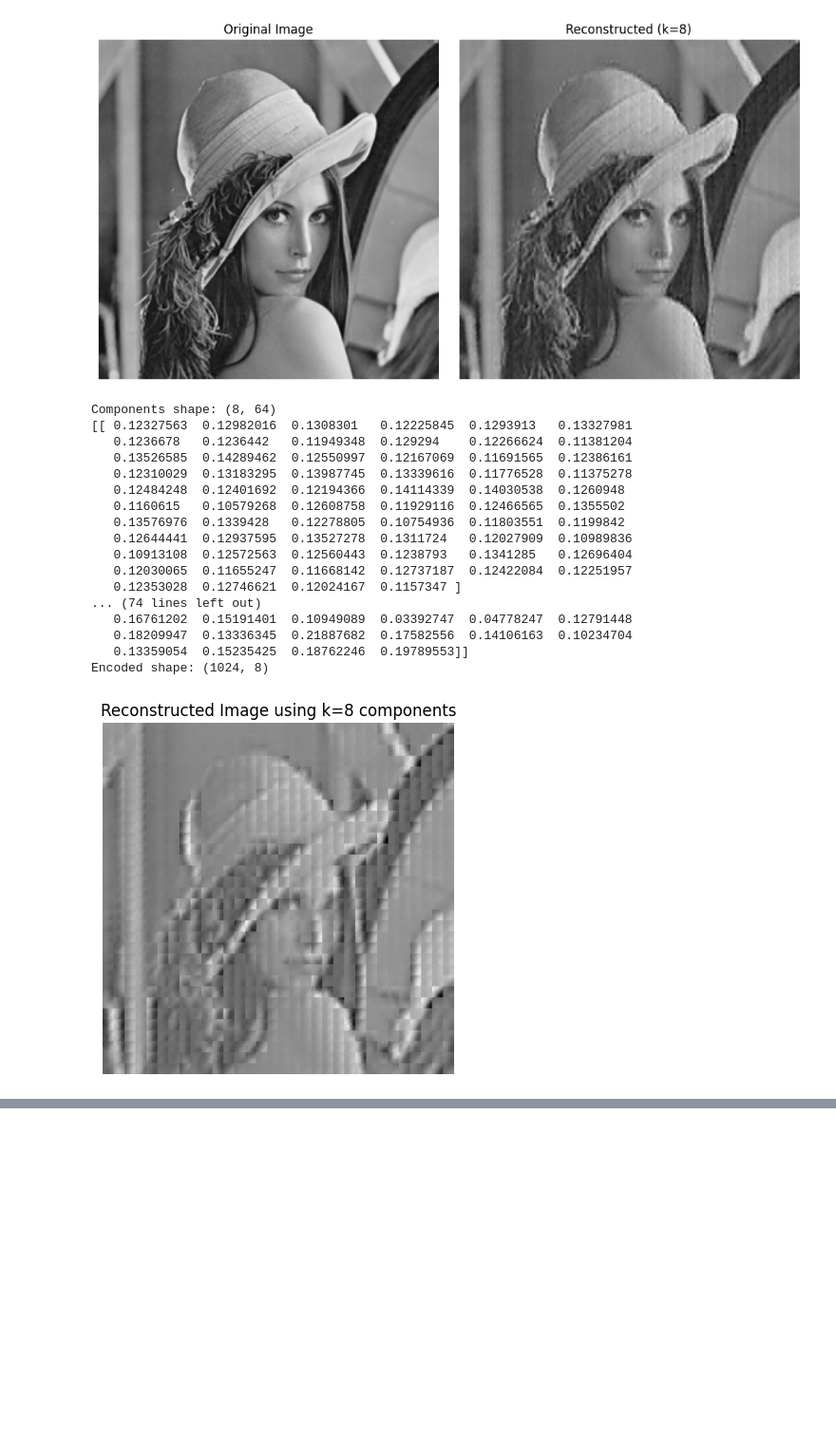
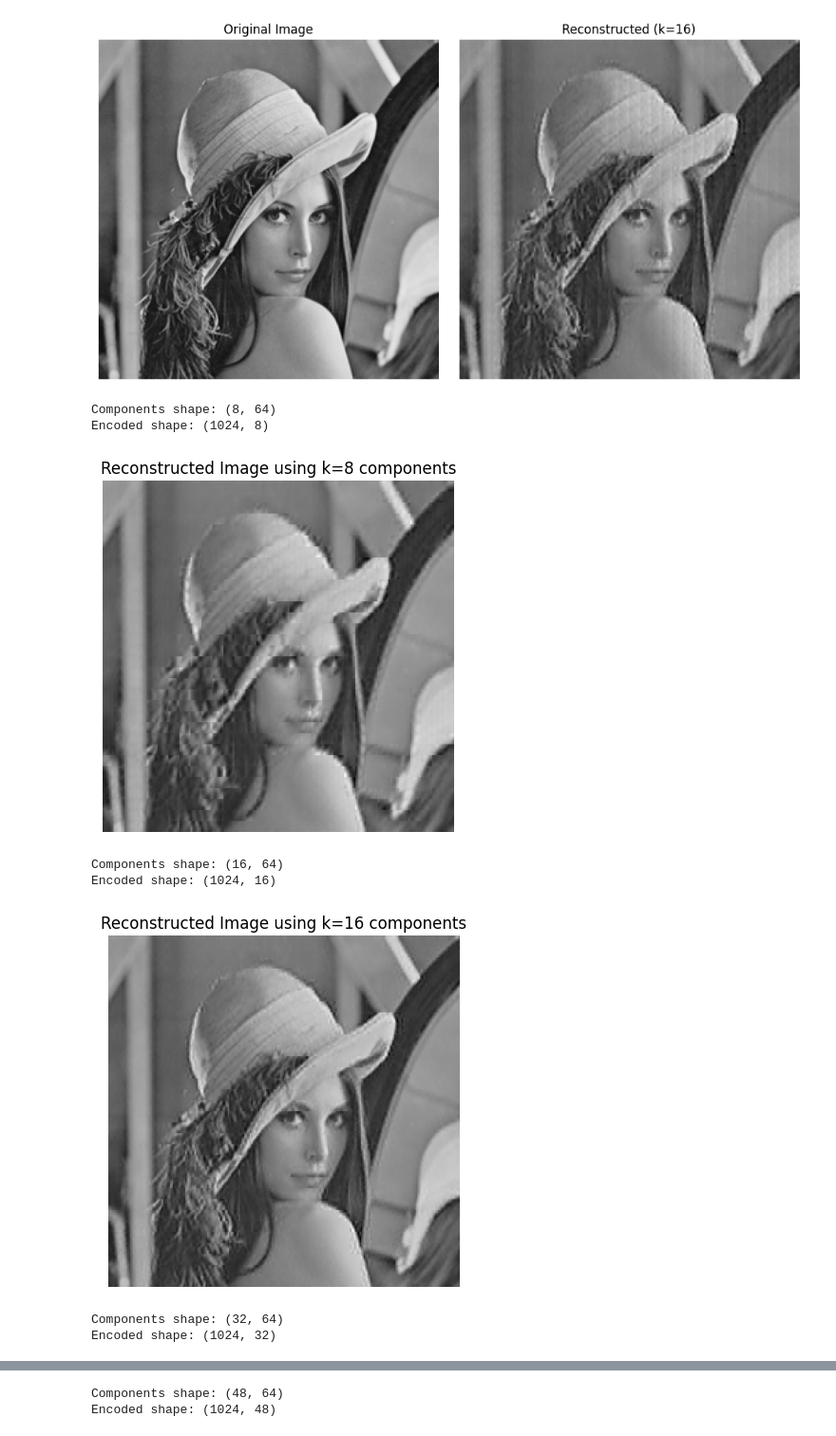
Before and after one commit to tomasbelak24/fmfiuk-ann-pca-project, a Jupyter notebook: main.ipynb, the cells around one changed output, grey strips where cells are left out. Shown at 95% size. Cells and saved outputs as stored; diff of their text form; code cells hidden in the pictures; blank space fills up the shorter version.

```diff
--- a/main.ipynb
+++ b/main.ipynb
@@ -93,3 +100,3 @@ reconstructed_image = reconstruct_image(encoded_blocks, mean_vector, components)
 # %%
-reconstructed_image = reconstruct_image(seq_encoded_blocks, mean_vector, components)
+seq_reconstructed_image = reconstruct_image(seq_encoded_blocks, mean_vector, components)
 # %%
@@ -111,41 +111,31 @@ show_original_vs_reconstructed(image, reconstructed_image, k=8)
 # %% [output]
 [figure]
 # %%
-for k in (8, ):
+for k in (8, 16, 32, 48):
     gha = GHA(input_dim=64, num_components=k, learning_rate=0.001)
-    gha.train(centered_blocks, epochs=2)
+    gha.train(centered_blocks, epochs=500)
 
     components = gha.get_components()
     print("Components shape:", components.shape)
-    print(components)
+    #print(components)
 
     encoded_blocks = encode_blocks(flattened_blocks, mean_vector, components)
     print(f"Encoded shape: {encoded_blocks.shape}")  # should be (1024, k)
 
     reconstructed_flat = reconstruct_blocks(encoded_blocks, mean_vector, components)
     reconstructed_blocks = reshape_blocks(reconstructed_flat)
     reconstructed_image = blocks_to_image(reconstructed_blocks)
 
     plt.imshow(reconstructed_image, cmap='gray')
     plt.title(f'Reconstructed Image using k={k} components')
     plt.axis('off')
     plt.show()
 # %% [output]
 Components shape: (8, 64)
-[[ 0.12327563  0.12982016  0.1308301   0.12225845  0.1293913   0.13327981
-   0.1236678   0.1236442   0.11949348  0.129294    0.12266624  0.11381204
-   0.13526585  0.14289462  0.12550997  0.12167069  0.11691565  0.12386161
-   0.12310029  0.13183295  0.13987745  0.13339616  0.11776528  0.11375278
-   0.12484248  0.12401692  0.12194366  0.14114339  0.14030538  0.1260948
-   0.1160615   0.10579268  0.12608758  0.11929116  0.12466565  0.1355502
-   0.13576976  0.1339428   0.12278805  0.10754936  0.11803551  0.1199842
-   0.12644441  0.12937595  0.13527278  0.1311724   0.12027909  0.10989836
-   0.10913108  0.12572563  0.12560443  0.1238793   0.1341285   0.12696404
-   0.12030065  0.11655247  0.11668142  0.12737187  0.12422084  0.12251957
-   0.12353028  0.12746621  0.12024167  0.1157347 ]
-... (74 lines left out)
-   0.16761202  0.15191401  0.10949089  0.03392747  0.04778247  0.12791448
-   0.18209947  0.13336345  0.21887682  0.17582556  0.14106163  0.10234704
-   0.13359054  0.15235425  0.18762246  0.19789553]]
 Encoded shape: (1024, 8)
-[figure, old version]
+[figure, new version]
+Components shape: (16, 64)
+Encoded shape: (1024, 16)
+[figure, added]
+Components shape: (32, 64)
+Encoded shape: (1024, 32)
@@ -151,0 +143,2 @@ Encoded shape: (1024, 8)
+Components shape: (48, 64)
+Encoded shape: (1024, 48)
```
Also changed, not shown: parts of 5 cells of this notebook, 2 other files.
